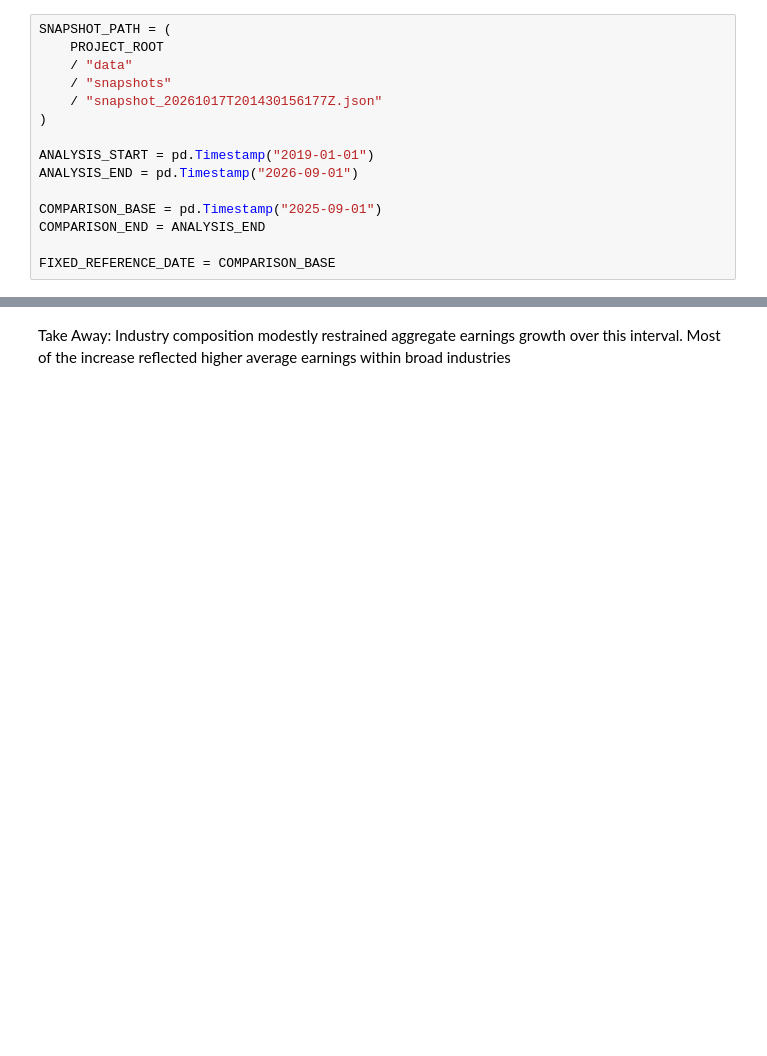
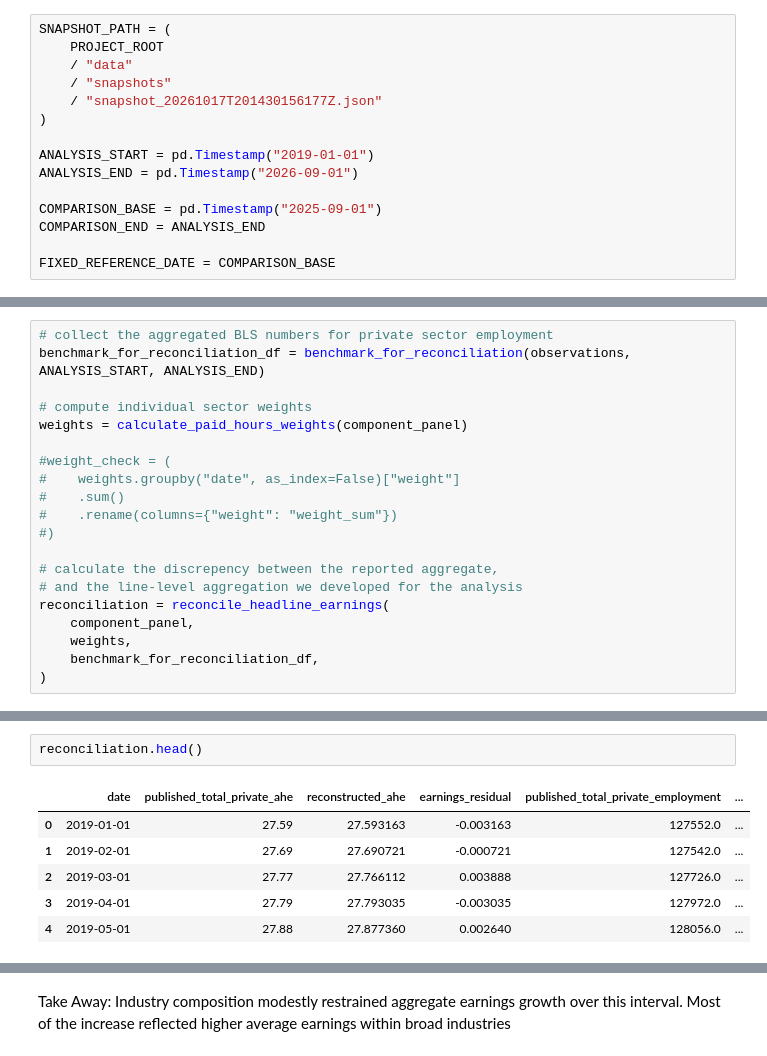
Before and after one commit to alistairbntl/wage_composition, a Jupyter notebook: wage_composition_report.ipynb, the cells around one changed output, grey strips where cells are left out. Cells and saved outputs as stored; diff of their text form; blank space fills up the shorter version.

```diff
--- a/wage_composition_report.ipynb
+++ b/wage_composition_report.ipynb
@@ -177,0 +196,20 @@ reconciliation = reconcile_headline_earnings(
+# %%
+# collect the aggregated BLS numbers for private sector employment
+benchmark_for_reconciliation_df = benchmark_for_reconciliation(observations, ANALYSIS_START, ANALYSIS_END)
+
+# compute individual sector weights
+weights = calculate_paid_hours_weights(component_panel)
+
+#weight_check = (
+#    weights.groupby("date", as_index=False)["weight"]
+#    .sum()
+#    .rename(columns={"weight": "weight_sum"})
+#)
+
+# calculate the discrepency between the reported aggregate,
+# and the line-level aggregation we developed for the analysis
+reconciliation = reconcile_headline_earnings(
+    component_panel,
+    weights,
+    benchmark_for_reconciliation_df,
+)
@@ -177,0 +225,9 @@ reconciliation = reconcile_headline_earnings(
+# %%
+reconciliation.head()
+# %% [output]
+|  | date | published_total_private_ahe | reconstructed_ahe | earnings_residual | published_total_private_employment | ... |
+| 0 | 2019-01-01 | 27.59 | 27.593163 | -0.003163 | 127552.0 | ... |
+| 1 | 2019-02-01 | 27.69 | 27.690721 | -0.000721 | 127542.0 | ... |
+| 2 | 2019-03-01 | 27.77 | 27.766112 | 0.003888 | 127726.0 | ... |
+| 3 | 2019-04-01 | 27.79 | 27.793035 | -0.003035 | 127972.0 | ... |
+| 4 | 2019-05-01 | 27.88 | 27.877360 | 0.002640 | 128056.0 | ... |
```
Also changed, not shown: parts of 24 cells of this notebook, 2 other files.
